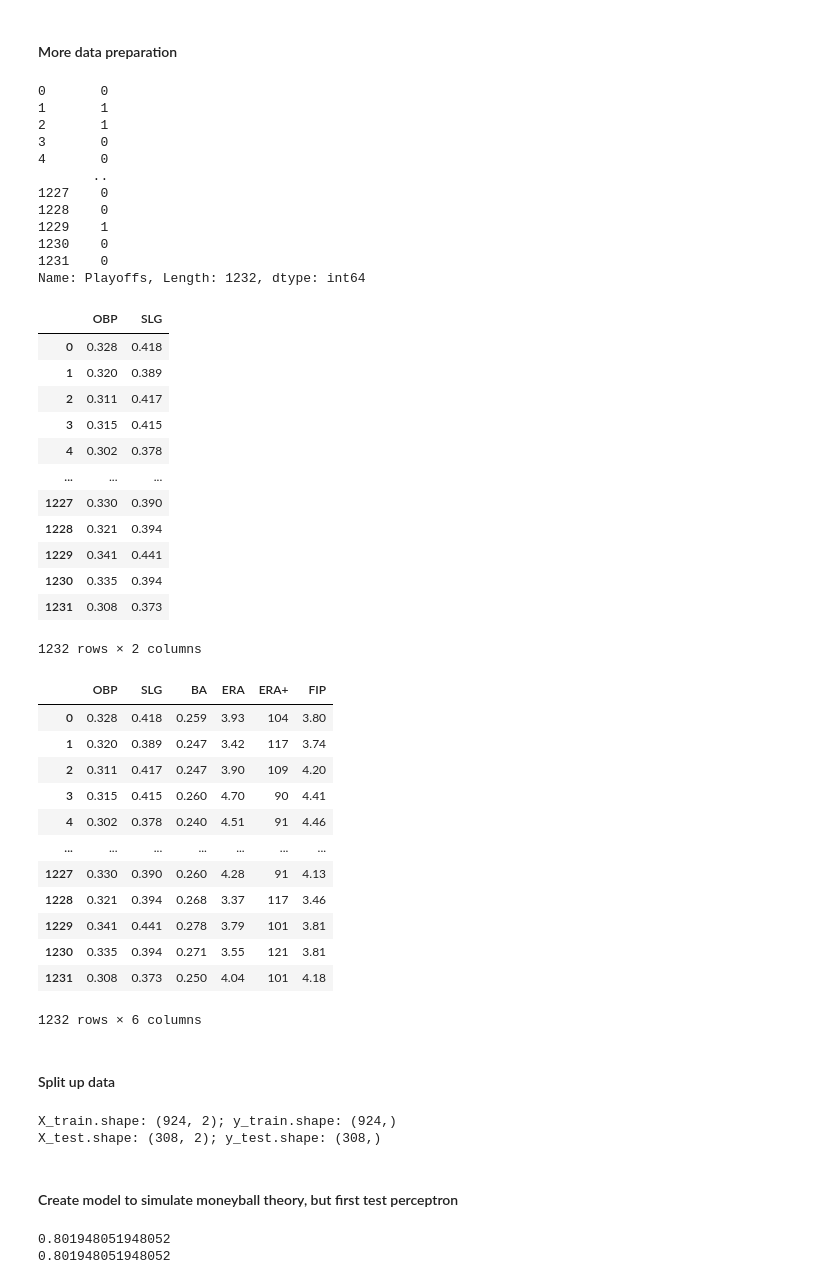
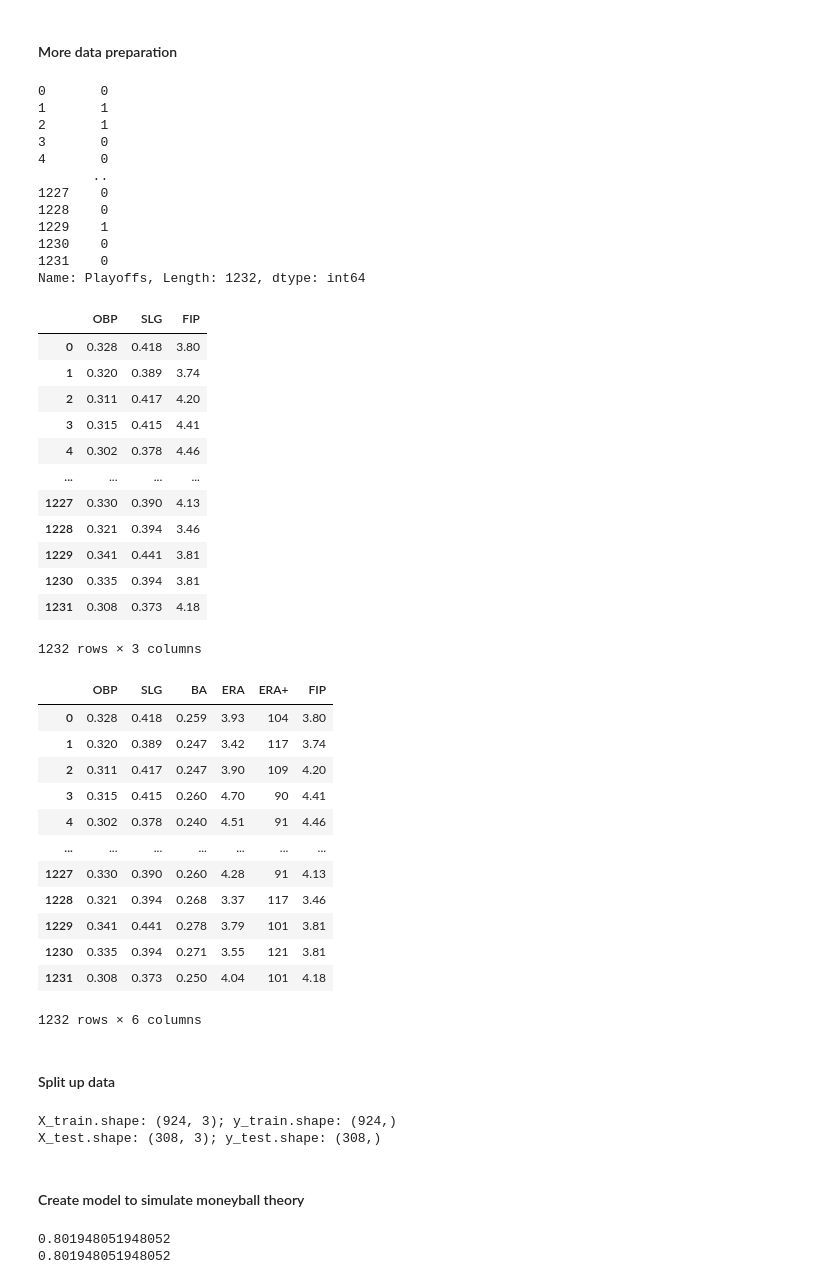
Before and after one commit to rohannakra/Moneyball-Data-Analysis, a Jupyter notebook: main.ipynb, the cells around one changed output. Cells and saved outputs as stored; diff of their text form; code cells hidden in the pictures.

Commit message:
Updating tests

```diff
--- a/main.ipynb
+++ b/main.ipynb
@@ -130,7 +130,7 @@ display(dataset)
 #### More data preparation
 # %%
 target = (dataset['Playoffs'])
-data_moneyball = (dataset[['OBP', 'SLG']])    # chosing these stats because these are valued most.
+data_moneyball = (dataset[['OBP', 'SLG', 'FIP']])    # chosing these stats because these are valued most.
 data_all = (dataset[['OBP', 'SLG', 'BA', 'ERA', 'ERA+', 'FIP']])
 
 display(target)
@@ -138,46 +138,46 @@ display(data_moneyball)
 display(data_all)
 
 # ---- VARIABLE DESCRIPTIONS ----
 # OBP:          on-base percentage
 # SLG:          slugging percentage
 # BA:           batting average
 # Playoffs:     binary (if team made playoffs or not)
 # ERA:          earned run average
 # ERA+:         earned run average +
 # FIP:          fielding independent pitching
 # HR:           home runs
 # RBIs:         runs batted in
 # Ks:           strikeouts
 
 target = target.to_numpy()
 data_moneyball = data_moneyball.to_numpy()
 data_all = data_all.to_numpy()
 # %% [output]
 0       0
 1       1
 2       1
 3       0
 4       0
        ..
 1227    0
 1228    0
 1229    1
 1230    0
 1231    0
 Name: Playoffs, Length: 1232, dtype: int64
-|  | OBP | SLG |
-| 0 | 0.328 | 0.418 |
-| 1 | 0.320 | 0.389 |
-| 2 | 0.311 | 0.417 |
-| 3 | 0.315 | 0.415 |
-| 4 | 0.302 | 0.378 |
-| ... | ... | ... |
-| 1227 | 0.330 | 0.390 |
-| 1228 | 0.321 | 0.394 |
-| 1229 | 0.341 | 0.441 |
-| 1230 | 0.335 | 0.394 |
-| 1231 | 0.308 | 0.373 |
+|  | OBP | SLG | FIP |
+| 0 | 0.328 | 0.418 | 3.80 |
+| 1 | 0.320 | 0.389 | 3.74 |
+| 2 | 0.311 | 0.417 | 4.20 |
+| 3 | 0.315 | 0.415 | 4.41 |
+| 4 | 0.302 | 0.378 | 4.46 |
+| ... | ... | ... | ... |
+| 1227 | 0.330 | 0.390 | 4.13 |
+| 1228 | 0.321 | 0.394 | 3.46 |
+| 1229 | 0.341 | 0.441 | 3.81 |
+| 1230 | 0.335 | 0.394 | 3.81 |
+| 1231 | 0.308 | 0.373 | 4.18 |
-1232 rows × 2 columns
+1232 rows × 3 columns
 |  | OBP | SLG | BA | ERA | ERA+ | FIP |
 | 0 | 0.328 | 0.418 | 0.259 | 3.93 | 104 | 3.80 |
 | 1 | 0.320 | 0.389 | 0.247 | 3.42 | 117 | 3.74 |
@@ -199,10 +199,10 @@ X_train, X_test, y_train, y_test = train_test_split(data_moneyball, target, stra
 print(f'X_train.shape: {X_train.shape}; y_train.shape: {y_train.shape}')
 print(f'X_test.shape: {X_test.shape}; y_test.shape: {y_test.shape}')
 # %% [output]
-X_train.shape: (924, 2); y_train.shape: (924,)
-X_test.shape: (308, 2); y_test.shape: (308,)
+X_train.shape: (924, 3); y_train.shape: (924,)
+X_test.shape: (308, 3); y_test.shape: (308,)
 # %% [markdown]
-#### Create model to simulate moneyball theory, but first test perceptron
+#### Create model to simulate moneyball theory
 # %%
 from sklearn.linear_model import Perceptron, LogisticRegression
 from sklearn.svm import SVC
```
Also changed, not shown: parts of 6 cells of this notebook.
